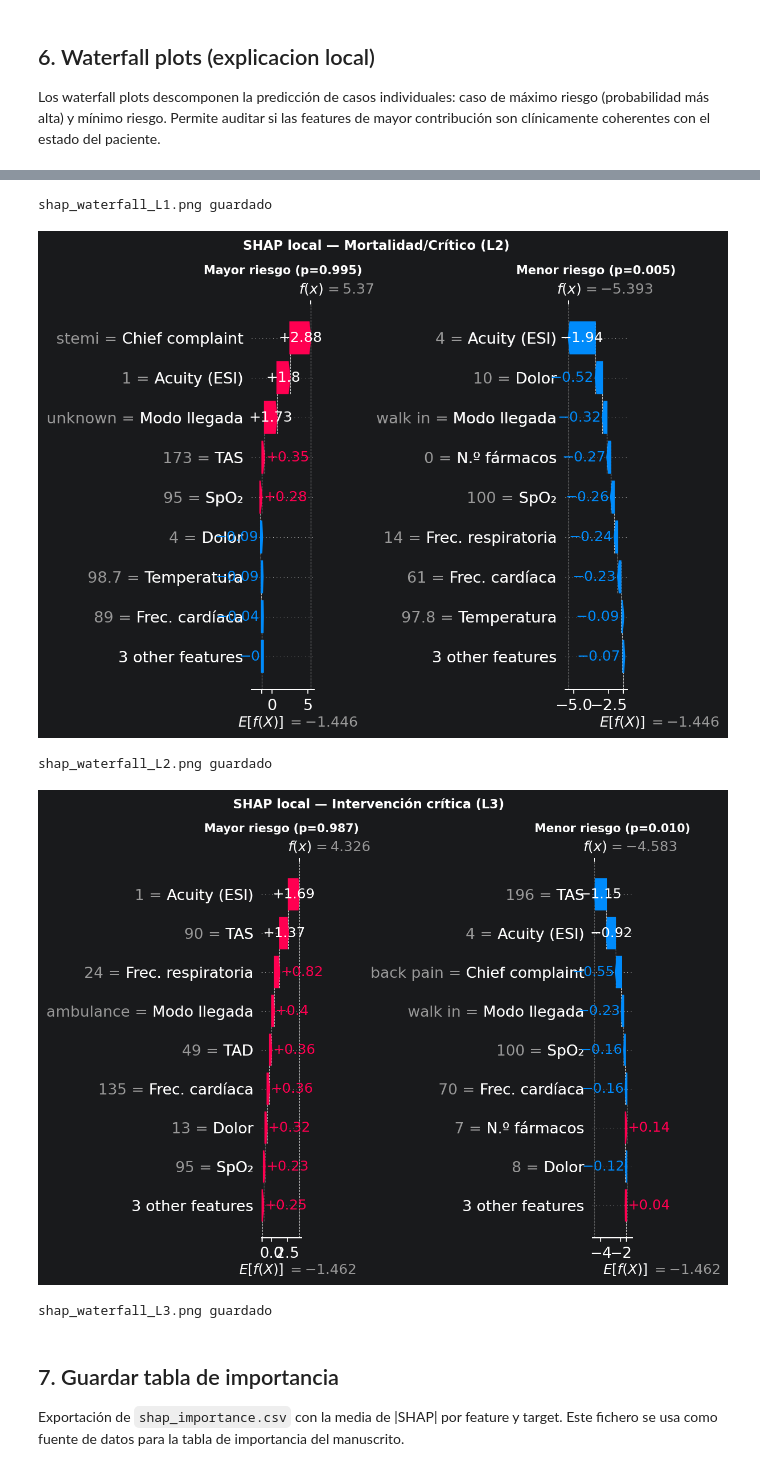
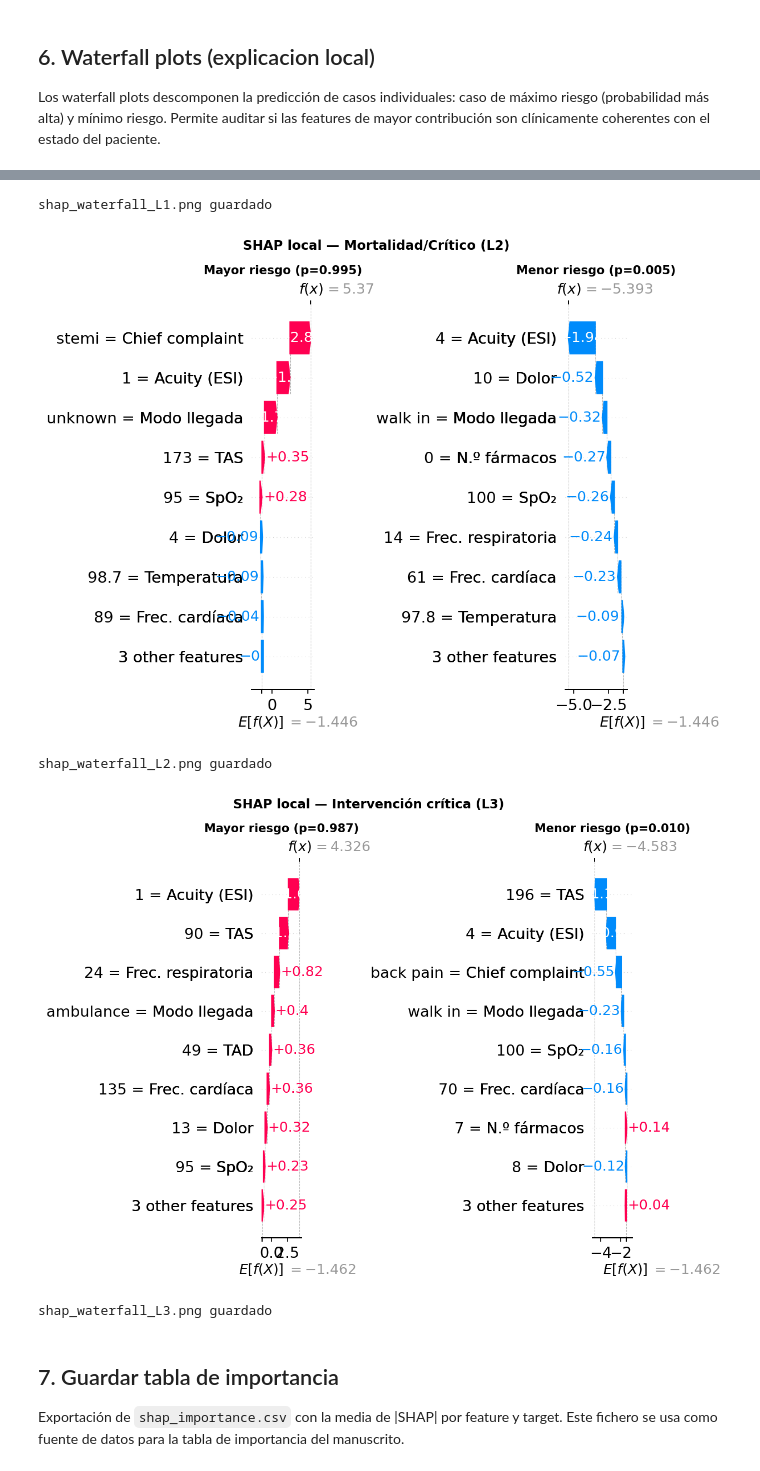
Before and after one commit to aizqunin/TFM-UAX, a Jupyter notebook: notebooks/04_evaluation/09_shap_interpretability.ipynb, the cells around one changed output, grey strips where cells are left out. Cells and saved outputs as stored; diff of their text form; code cells hidden in the pictures.

```diff
--- a/notebooks/04_evaluation/09_shap_interpretability.ipynb
+++ b/notebooks/04_evaluation/09_shap_interpretability.ipynb
@@ -29,7 +29,18 @@ import shap
 from catboost import CatBoostClassifier
 
 np.random.seed(42)
-plt.rcParams.update({'figure.dpi': 150, 'font.size': 9})
+plt.rcParams.update({
+    'figure.dpi'        : 150,
+    'font.size'         : 9,
+    'figure.facecolor'  : 'white',
+    'axes.facecolor'    : 'white',
+    'savefig.facecolor' : 'white',
+    'text.color'        : 'black',
+    'axes.labelcolor'   : 'black',
+    'xtick.color'       : 'black',
+    'ytick.color'       : 'black',
+    'axes.edgecolor'    : 'black',
+})
 
 PROCESSED  = _root / 'data' / 'processed'
 MODELS_DIR = _root  / 'models'
@@ -140,6 +151,8 @@ for t in TARGETS:
     shap.summary_plot(shap_values, X_sample,
                       feature_names=FEAT_LABELS_ALL,
                       show=False, plot_size=None, max_display=9)
+    fig.patch.set_facecolor('white')
+    ax.set_facecolor('white')
     plt.title(f'SHAP — {TARGET_NAMES[t]} ({t})', fontsize=11, fontweight='bold', pad=10)
     plt.tight_layout()
     plt.savefig(FIG / f'shap_summary_{t}.png', dpi=150, bbox_inches='tight')
@@ -163,6 +176,8 @@ for t in TARGETS:
     sub = sub.sort_values('mean_abs_SHAP', ascending=True)
 
     fig, ax = plt.subplots(figsize=(7, 4))
+    fig.patch.set_facecolor('white')
+    ax.set_facecolor('white')
     ax.barh(sub['Label'], sub['mean_abs_SHAP'], color='#1565C0')
     ax.set_xlabel('Media |SHAP value|')
     ax.set_title(f'Importancia global — {TARGET_NAMES[t]} ({t})',
@@ -185,6 +200,7 @@ for t in TARGETS:
     idx_low  = int(np.argmin(probs))
 
     fig, axes = plt.subplots(1, 2, figsize=(14, 5))
+    fig.patch.set_facecolor('white')
     for ax, case_idx, label in [(axes[0], idx_high, 'Mayor riesgo'),
                                  (axes[1], idx_low,  'Menor riesgo')]:
         plt.sca(ax)
@@ -197,6 +213,10 @@ for t in TARGETS:
             ),
             show=False, max_display=9,
         )
+        ax.set_facecolor('white')
+        ax.tick_params(colors='black')
+        ax.xaxis.label.set_color('black')
+        ax.yaxis.label.set_color('black')
         ax.set_title(f'{label} (p={probs[case_idx]:.3f})', fontsize=10, fontweight='bold')
 
     plt.suptitle(f'SHAP local — {TARGET_NAMES[t]} ({t})', fontsize=11, fontweight='bold')
@@ -209,7 +229,7 @@ for t in TARGETS:
 shap_waterfall_L1.png guardado
-[figure, old version]
+[figure, new version]
 shap_waterfall_L2.png guardado
-[figure, old version]
+[figure, new version]
 shap_waterfall_L3.png guardado
 # %% [markdown]
 ## 7. Guardar tabla de importancia
```
Also changed, not shown: parts of 5 cells of this notebook, 3 other files.
